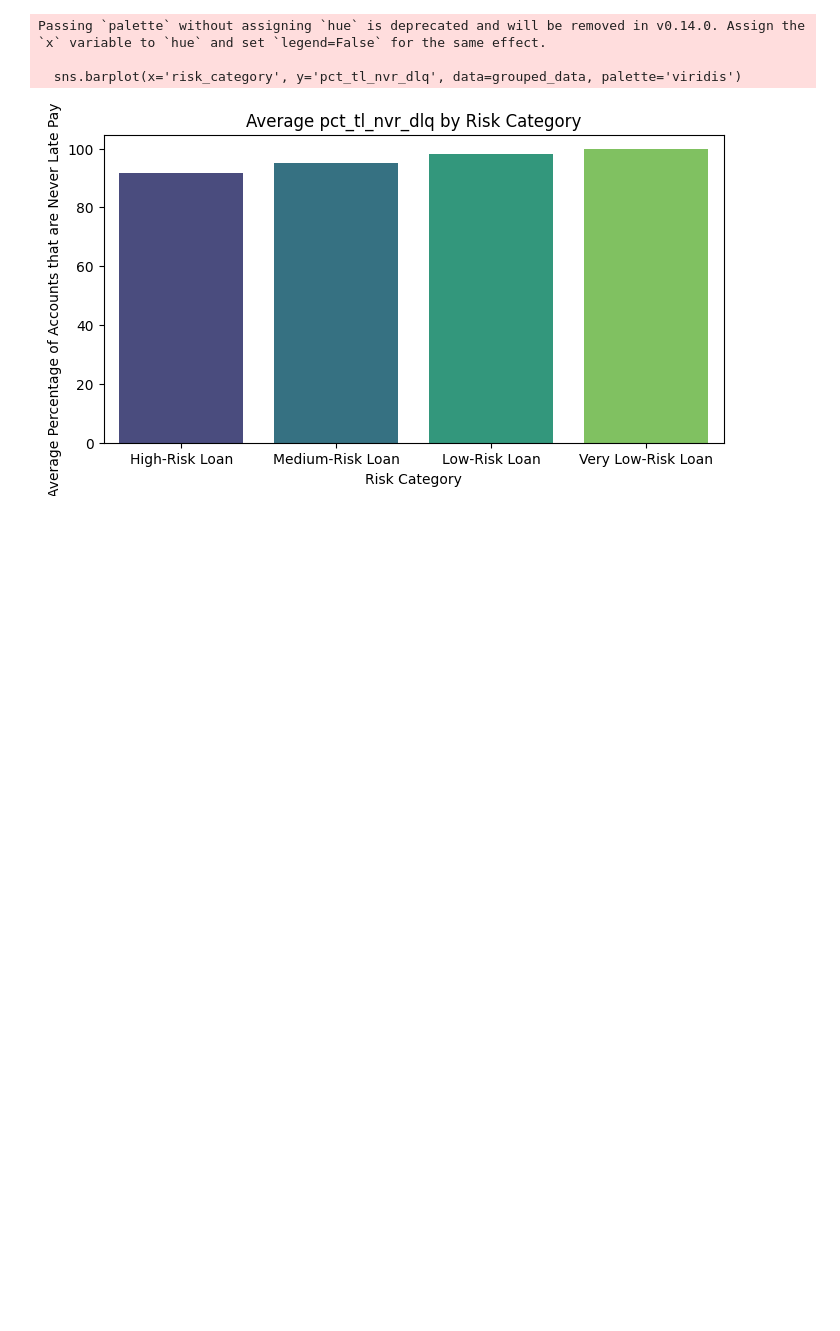
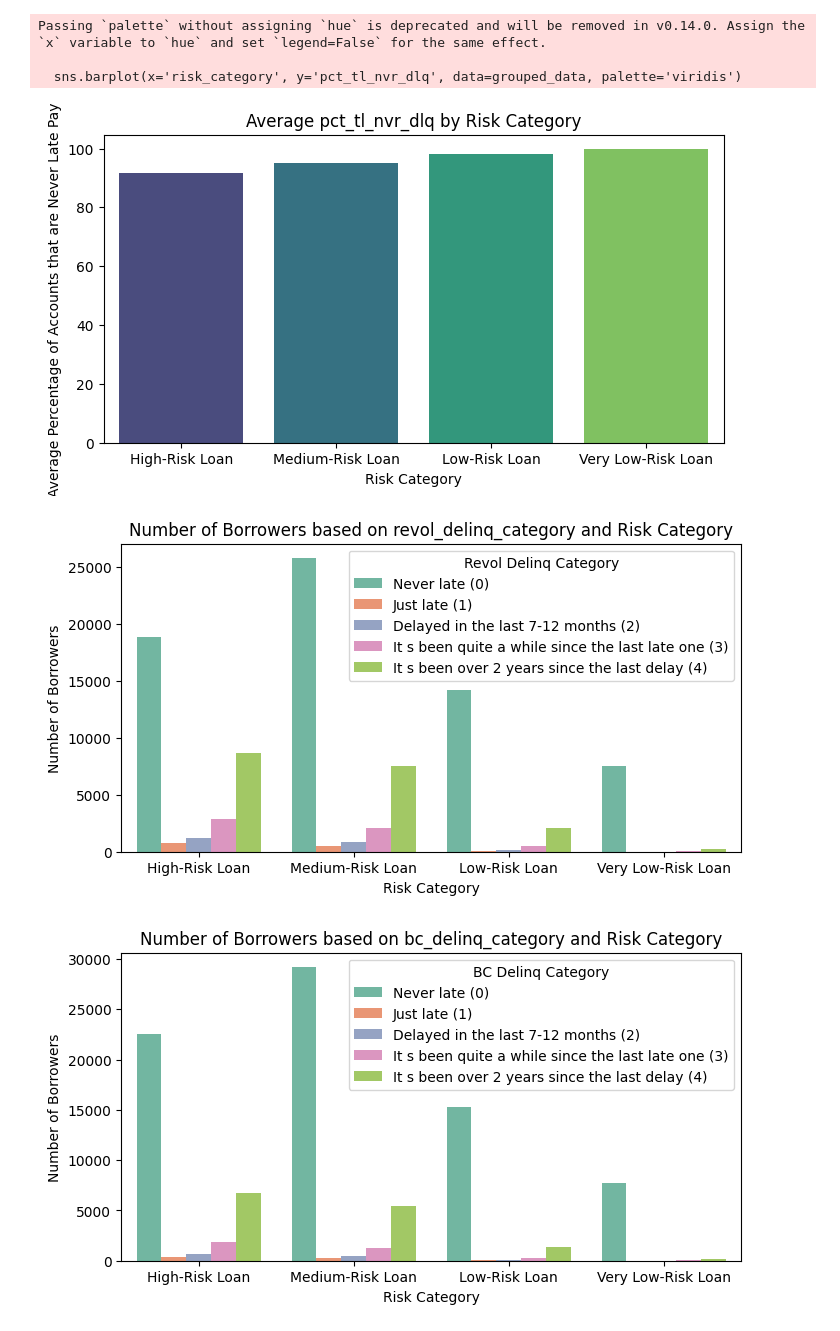
Before and after one commit to hidayah24/data-analyst-portfolio, a Jupyter notebook: Project-2-Credit-Risk-Analysis-and-Optimization-of-Lending-Decisions/Credit-Risk-Analysis.ipynb, the cells around one changed output. Saved outputs shown, nothing was run; the diff lists cells and outputs as text; code cells hidden in the pictures; blank space fills up the shorter version.

Commit message:
Vis: Revol Delinq Category BC Delinq Category based on risk category

```diff
--- a/Project-2-Credit-Risk-Analysis-and-Optimization-of-Lending-Decisions/Credit-Risk-Analysis.ipynb
+++ b/Project-2-Credit-Risk-Analysis-and-Optimization-of-Lending-Decisions/Credit-Risk-Analysis.ipynb
@@ -575,3 +575,24 @@ Passing `palette` without assigning `hue` is deprecated and will be removed in v
 
   sns.barplot(x='risk_category', y='pct_tl_nvr_dlq', data=grouped_data, palette='viridis')
 [figure]
+# %%
+# Grouped bar plot for revol_delinq_category
+plt.figure(figsize=(8, 4))
+sns.countplot(x='risk_category', hue='revol_delinq_category', data=df, palette='Set2')
+plt.title('Number of Borrowers based on revol_delinq_category and Risk Category')
+plt.xlabel('Risk Category')
+plt.ylabel('Number of Borrowers')
+plt.legend(title='Revol Delinq Category', labels=['Never late (0)', 'Just late (1)', 'Delayed in the last 7-12 months (2)', 'It s been quite a while since the last late one (3)', 'It s been over 2 years since the last delay (4)'])
+plt.show()
+
+# Grouped bar plot for bc_delinq_category
+plt.figure(figsize=(8, 4))
+sns.countplot(x='risk_category', hue='bc_delinq_category', data=df, palette='Set2')
+plt.title('Number of Borrowers based on bc_delinq_category and Risk Category')
+plt.xlabel('Risk Category')
+plt.ylabel('Number of Borrowers')
+plt.legend(title='BC Delinq Category', labels=['Never late (0)', 'Just late (1)', 'Delayed in the last 7-12 months (2)', 'It s been quite a while since the last late one (3)', 'It s been over 2 years since the last delay (4)'])
+plt.show()
+# %% [output]
+[figure, added]
+[figure, added]
```
Also changed, not shown: parts of 1 cell of this notebook.
